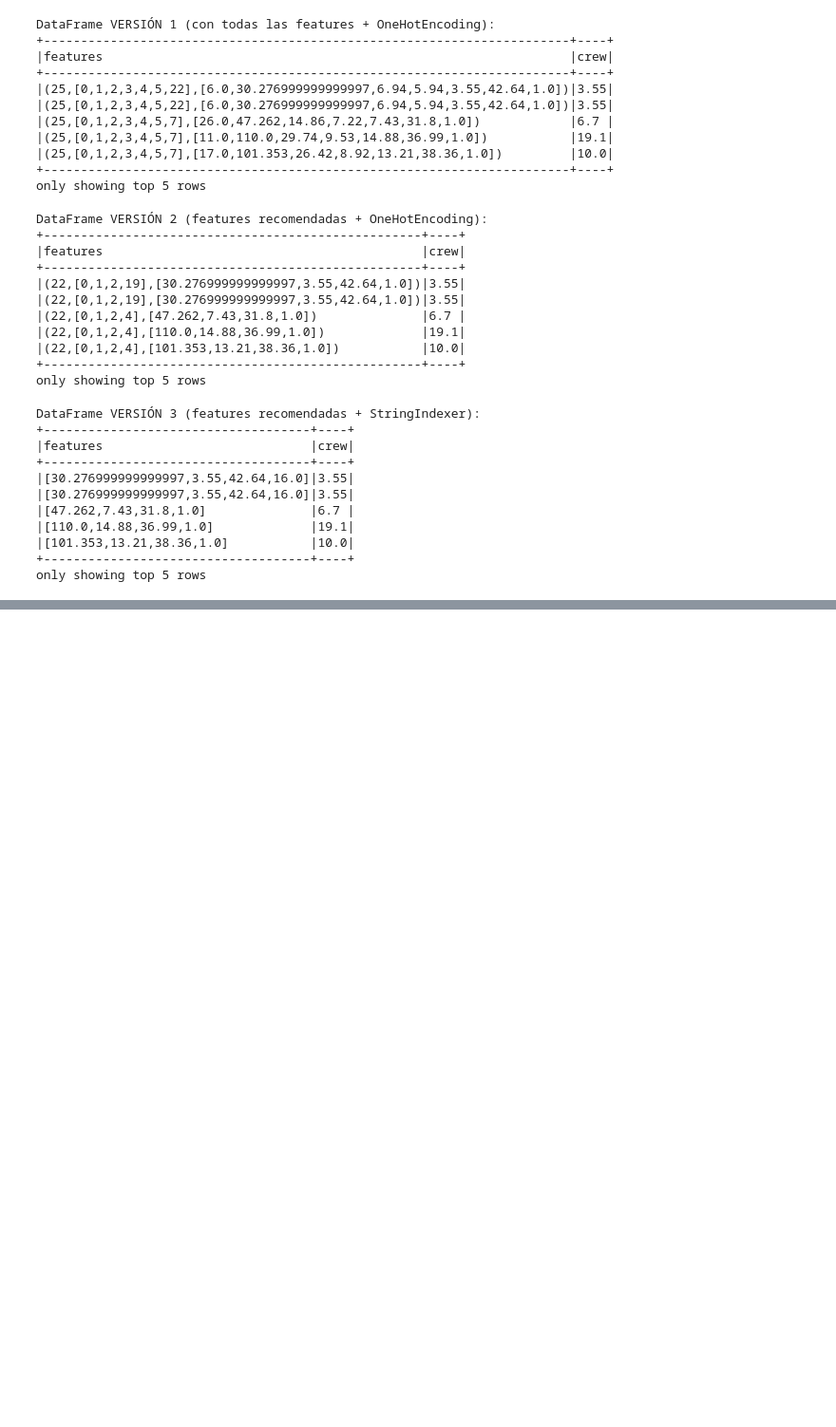
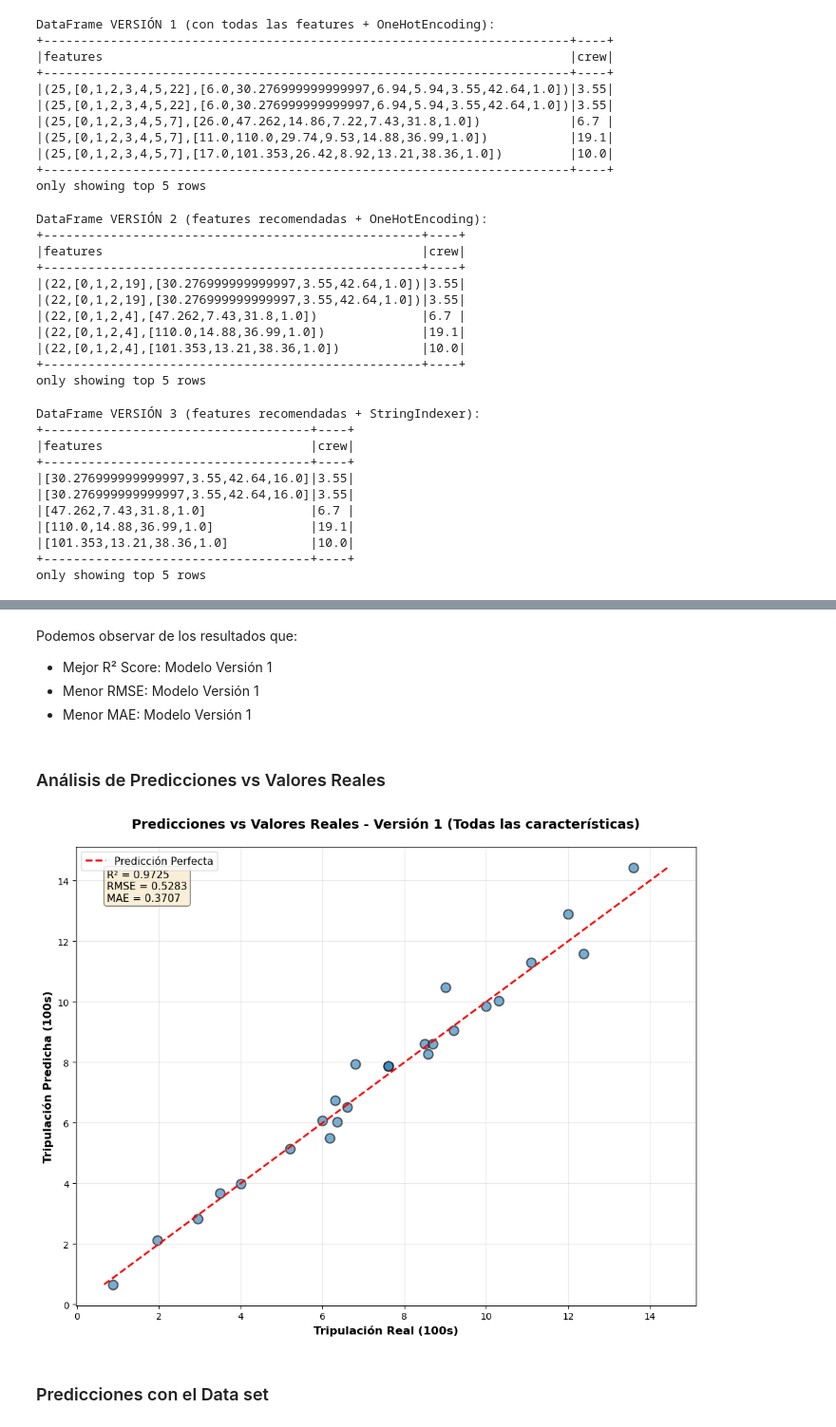
Before and after one commit to Maria-Villafuerte/Labs_Data_Science, a Jupyter notebook: Lab_10/Lab10_Spark.ipynb, the cells around one changed output, grey strips where cells are left out. Shown: that part at 95% size. Drawn from its saved outputs; the diff is of its cells as text; code cells hidden in the pictures; blank space fills up the shorter version.

```diff
--- a/Lab_10/Lab10_Spark.ipynb
+++ b/Lab_10/Lab10_Spark.ipynb
@@ -412,0 +678,40 @@ only showing top 5 rows
+# %% [markdown]
+Podemos observar de los resultados que:
+
+- Mejor R² Score:    Modelo Versión 1
+- Menor RMSE:        Modelo Versión 1
+- Menor MAE:         Modelo Versión 1
+# %% [markdown]
+### Análisis de Predicciones vs Valores Reales
+# %%
+# Convertir a Pandas para visualización
+pred_pandas = predicciones_v1.select("crew", "prediction").toPandas()
+
+# Crear gráfico de dispersión
+plt.figure(figsize=(10, 8))
+
+plt.scatter(pred_pandas['crew'], pred_pandas['prediction'],
+           alpha=0.6, s=100, edgecolor='black', linewidth=1.5)
+
+# Línea de predicción perfecta
+min_val = min(pred_pandas['crew'].min(), pred_pandas['prediction'].min())
+max_val = max(pred_pandas['crew'].max(), pred_pandas['prediction'].max())
+plt.plot([min_val, max_val], [min_val, max_val], 'r--', linewidth=2, label='Predicción Perfecta')
+
+plt.xlabel('Tripulación Real (100s)', fontsize=12, fontweight='bold')
+plt.ylabel('Tripulación Predicha (100s)', fontsize=12, fontweight='bold')
+plt.title(f'Predicciones vs Valores Reales - {"Versión 1 (Todas las características)"}',
+         fontsize=14, fontweight='bold', pad=20)
+plt.legend(fontsize=11)
+plt.grid(alpha=0.3)
+
+plt.text(0.05, 0.95, texto, transform=plt.gca().transAxes,
+        fontsize=11, verticalalignment='top',
+        bbox=dict(boxstyle='round', facecolor='wheat', alpha=0.5))
+
+plt.tight_layout()
+plt.show()
+# %% [output]
+[figure, added]
+# %% [markdown]
+### Predicciones con el Data set
```
Also changed, not shown: parts of 32 cells of this notebook.
